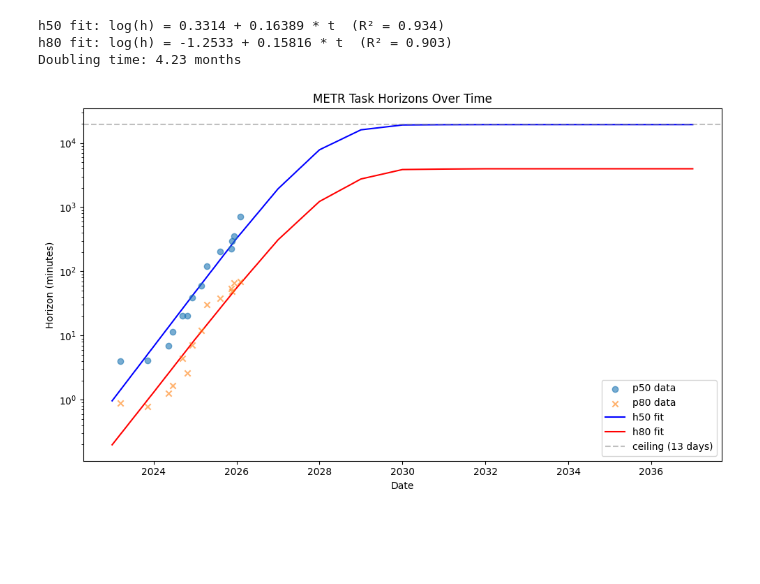
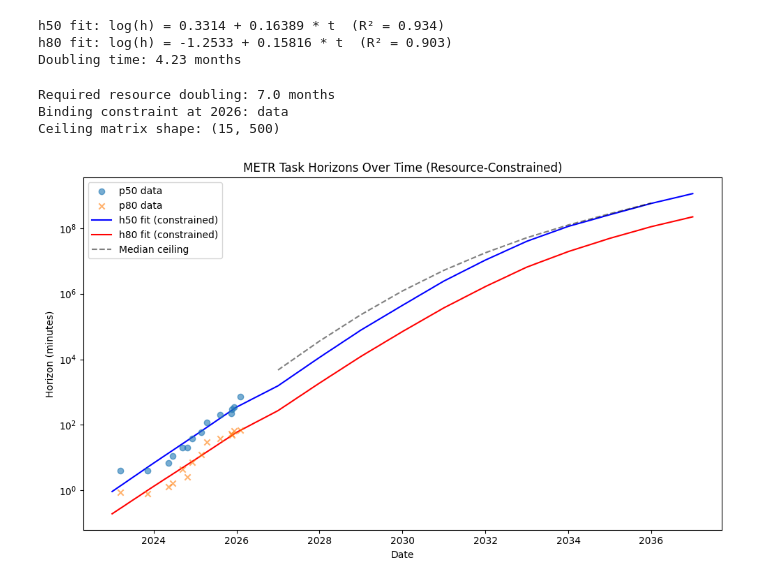
Before and after one commit to danwahl/robotics-2037, a Jupyter notebook: main.ipynb, the cells around one changed output. Drawn from its saved outputs; the diff is of its cells as text; code cells hidden in the pictures; blank space fills up the shorter version.

```diff
--- a/main.ipynb
+++ b/main.ipynb
@@ -85,52 +85,87 @@ h50 fit: log(h) = 0.3314 + 0.16389 * t  (R² = 0.934)
 h80 fit: log(h) = -1.2533 + 0.15816 * t  (R² = 0.903)
 Doubling time: 4.23 months
 # %%
+from constraints import (
+    AlgorithmicEfficiency,
+    ComputeConstraint,
+    DataConstraint,
+    EnergyConstraint,
+    resource_growth_rates,
+    sample_ceilings,
+)
+
 years = range(fit.base_date.year, 2038)
 dates = [date(y, 1, 1) for y in years]
 t_months = [(d - fit.base_date).days / 30.44 for d in dates]
 n_samples = 500
 
-# h50 ceiling options (set to None for exponential, or a value/distribution for logistic)
-# ceiling = None  # exponential (unbounded)
-# ceiling = 30 * 24 * 60  # fixed: 1 month
-ceiling = sq.lognorm(df["p50_horizon"].max(), 365.25 * 24 * 60) @ n_samples
+# Resource constraint setup
+energy = EnergyConstraint()
+compute_c = ComputeConstraint()
+algo = AlgorithmicEfficiency()
+data_constraint = DataConstraint()
+
+h50_now = df["p50_horizon"].max()
+t_now = 2.1  # years from Jan 2024
+
+# Calibrate required resource rate to current binding rate
+t_cal = np.linspace(0, 14, 1000)
+rates = resource_growth_rates(t_cal, energy, compute_c, algo, data_constraint)
+idx_now = int(t_now / 14 * 999)
+binding_rate_now = rates["binding"][idx_now]
+required_resource_doubling_months = np.log(2) / binding_rate_now * 12
+
+# Sample time-varying ceilings from constraint model
+t_months_arr = np.array(t_months)
+ceiling_matrix = sample_ceilings(
+    t_months_arr, h50_now, fit.doubling_time_months,
+    required_resource_doubling_months, n_samples, t_now,
+)
+
+print(f"Required resource doubling: {required_resource_doubling_months:.1f} months")
+print(f"Binding constraint at 2026: {rates['binding_name'][idx_now]}")
+print(f"Ceiling matrix shape: {ceiling_matrix.shape}")
+# %% [output]
+Required resource doubling: 7.0 months
+Binding constraint at 2026: data
+Ceiling matrix shape: (15, 500)
 # %%
 fig, ax = plt.subplots(figsize=(10, 6))
 
 # Data points
 ax.scatter(df["release_date"], df["p50_horizon"], alpha=0.6, label="p50 data", zorder=3)
 ax.scatter(df["release_date"], df["p80_horizon"], alpha=0.6, label="p80 data", zorder=3, marker="x")
 
-# Sample horizons at each date
-h50_samples = np.array([fit.sample_horizons(t, n=n_samples, ceiling=ceiling)[0] for t in t_months])
-h80_samples = np.array([fit.sample_horizons(t, n=n_samples, ceiling=ceiling)[1] for t in t_months])
+# Sample horizons with time-varying ceiling per year
+h50_samples = np.zeros((len(t_months), n_samples))
+h80_samples = np.zeros((len(t_months), n_samples))
+for i, t in enumerate(t_months):
+    ceiling = ceiling_matrix[i, :]
+    h50_samples[i], h80_samples[i] = fit.sample_horizons(t, n=n_samples, ceiling=ceiling)
 
 h50_median = np.median(h50_samples, axis=1)
 h80_median = np.median(h80_samples, axis=1)
 
-ax.plot(dates, h50_median, "b-", label="h50 fit")
-ax.plot(dates, h80_median, "r-", label="h80 fit")
+ax.plot(dates, h50_median, "b-", label="h50 fit (constrained)")
+ax.plot(dates, h80_median, "r-", label="h80 fit (constrained)")
 
-# Show ceiling if set
-if ceiling is not None:
-    ceil_val = ceiling if isinstance(ceiling, (int, float)) else np.median(ceiling)
-    ax.axhline(
-        y=ceil_val,
-        color="gray",
-        linestyle="--",
-        alpha=0.5,
-        label=f"ceiling ({ceil_val / 60 / 24:.0f} days)",
-    )
+# Show median ceiling trajectory (only where ceiling is real, not sentinel)
+ceil_median = np.median(ceiling_matrix, axis=1)
+mask = ceil_median < 1e9
+if np.any(mask):
+    ceil_dates = [d for d, m in zip(dates, mask) if m]
+    ceil_vals = ceil_median[mask]
+    ax.plot(ceil_dates, ceil_vals, "k--", alpha=0.5, label="Median ceiling")
 
 ax.set_yscale("log")
 ax.set_xlabel("Date")
 ax.set_ylabel("Horizon (minutes)")
-ax.set_title("METR Task Horizons Over Time")
+ax.set_title("METR Task Horizons Over Time (Resource-Constrained)")
 ax.legend()
 plt.tight_layout()
 plt.show()
 # %% [output]
-[figure, old version]
+[figure, new version]
 # %%
 import matplotlib.cm as cm
 
```
Also changed, not shown: parts of 7 cells of this notebook, 1 other file.
